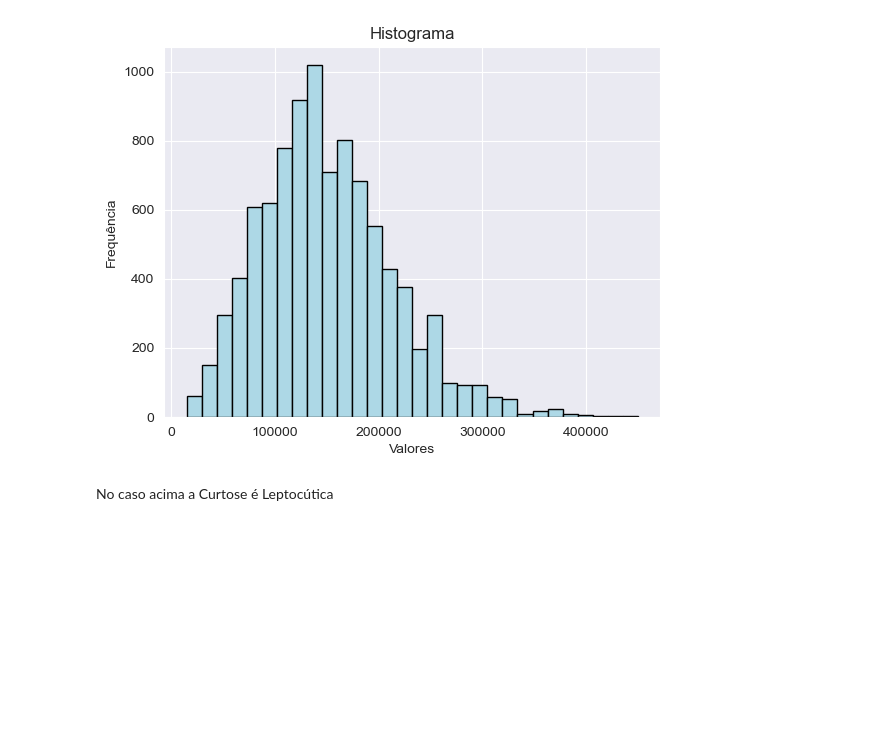
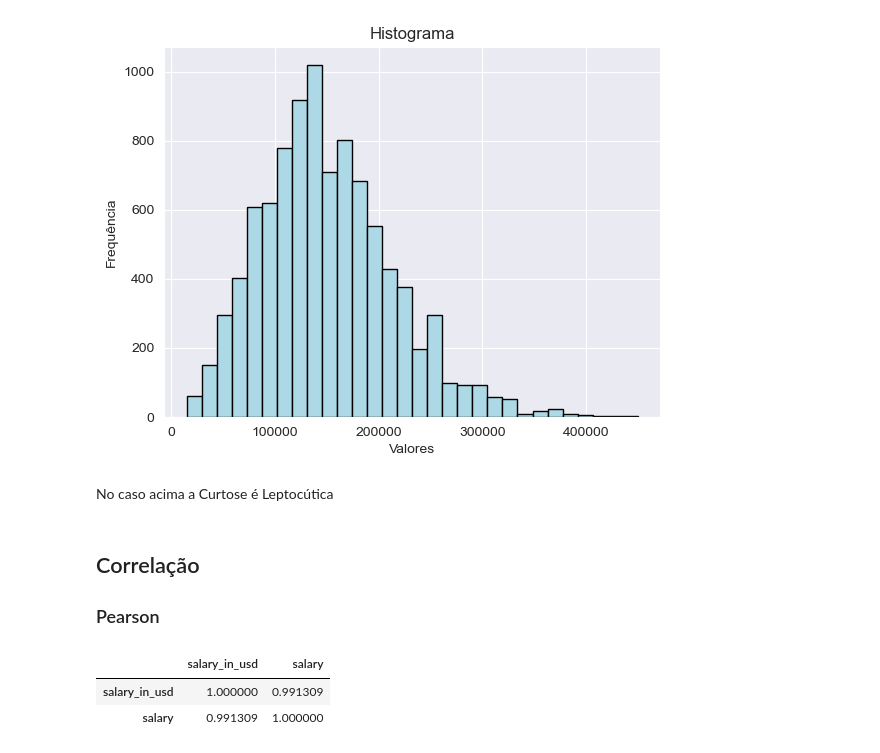
Before and after one commit to LuizMPelizaro/road_map_datascience, a Jupyter notebook: notebooks/EDA/simetric_and_correlation_concepts.ipynb, the cells around one changed output. Drawn from its saved outputs; the diff is of its cells as text; code cells hidden in the pictures; blank space fills up the shorter version.

```diff
--- a/notebooks/EDA/simetric_and_correlation_concepts.ipynb
+++ b/notebooks/EDA/simetric_and_correlation_concepts.ipynb
@@ -75,3 +75,12 @@ plt.show()
 [figure]
 # %% [markdown]
 No caso acima a Curtose é Leptocútica
+# %% [markdown]
+## Correlação
+### Pearson
+# %%
+dataframe[['salary_in_usd','salary']].corr()
+# %% [output]
+|  | salary_in_usd | salary |
+| salary_in_usd | 1.000000 | 0.991309 |
+| salary | 0.991309 | 1.000000 |
```
Also changed, not shown: parts of 4 cells of this notebook, 4 other files.
